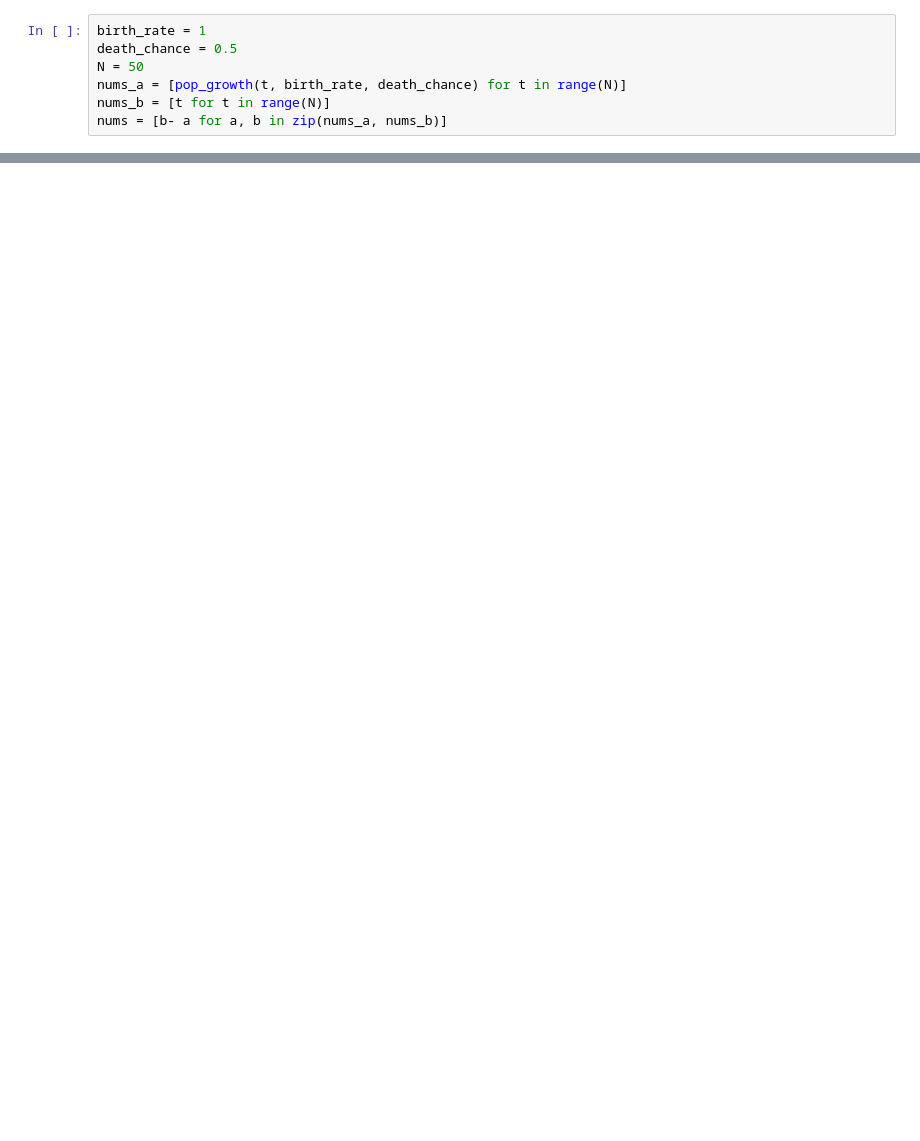
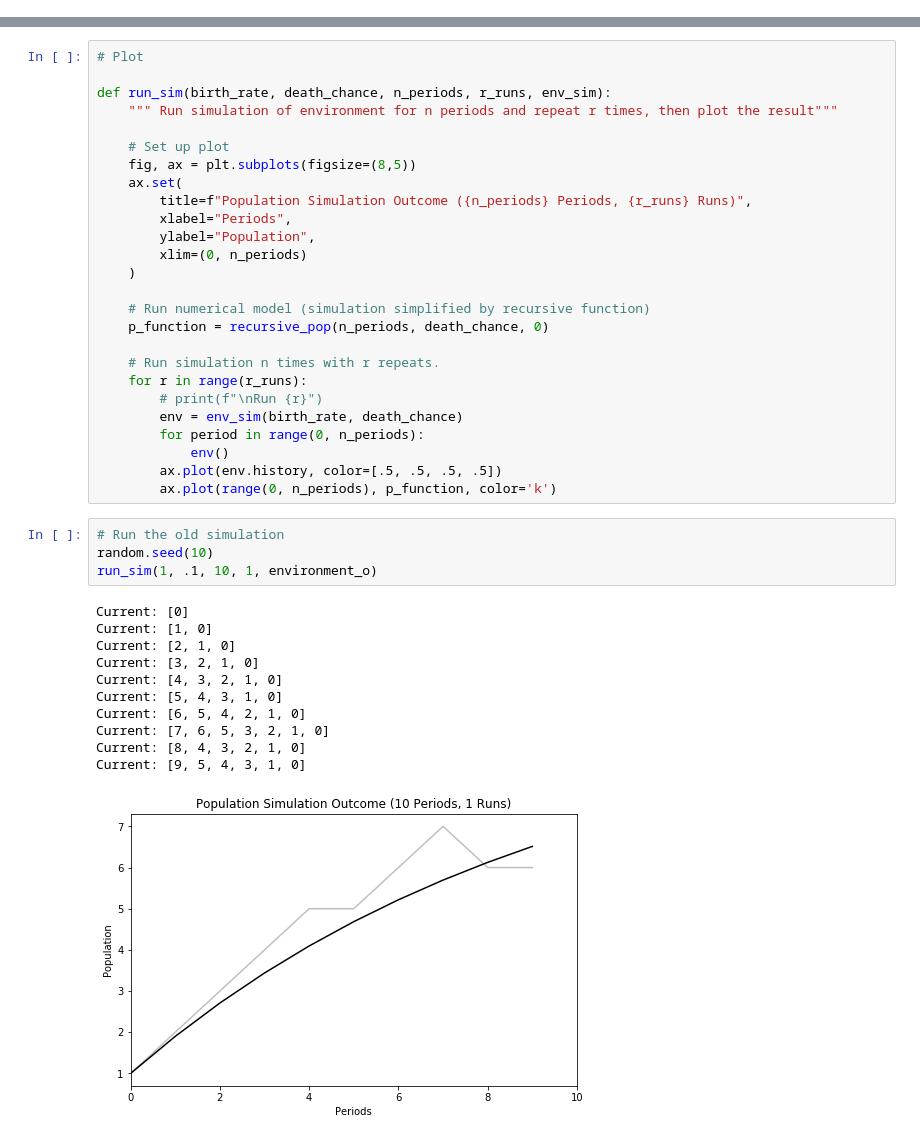
Before and after one commit to hansintheair/SimulatePopulation, a Jupyter notebook: Test.ipynb, the cells around one changed output, grey strips where cells are left out. Drawn from its saved outputs; the diff is of its cells as text; blank space fills up the shorter version.

```diff
--- a/Test.ipynb
+++ b/Test.ipynb
@@ -12,7 +11,0 @@ def pop_growth(t, birth_rate, death_chance):
-# %%
-birth_rate = 1
-death_chance = 0.5
-N = 50
-nums_a = [pop_growth(t, birth_rate, death_chance) for t in range(N)]
-nums_b = [t for t in range(N)]
-nums = [b- a for a, b in zip(nums_a, nums_b)]
@@ -33,0 +86,42 @@ ax.plot(nums_b)
+# %%
+# Plot
+
+def run_sim(birth_rate, death_chance, n_periods, r_runs, env_sim):
+    """ Run simulation of environment for n periods and repeat r times, then plot the result"""
+
+    # Set up plot
+    fig, ax = plt.subplots(figsize=(8,5))
+    ax.set(
+        title=f"Population Simulation Outcome ({n_periods} Periods, {r_runs} Runs)",
+        xlabel="Periods",
+        ylabel="Population",
+        xlim=(0, n_periods)
+    )
+
+    # Run numerical model (simulation simplified by recursive function)
+    p_function = recursive_pop(n_periods, death_chance, 0)
+
+    # Run simulation n times with r repeats.
+    for r in range(r_runs):
+        # print(f"\nRun {r}")
+        env = env_sim(birth_rate, death_chance)
+        for period in range(0, n_periods):
+            env()
+        ax.plot(env.history, color=[.5, .5, .5, .5])
+        ax.plot(range(0, n_periods), p_function, color='k')
+# %%
+# Run the old simulation
+random.seed(10)
+run_sim(1, .1, 10, 1, environment_o)
+# %% [output]
+Current: [0]
+Current: [1, 0]
+Current: [2, 1, 0]
+Current: [3, 2, 1, 0]
+Current: [4, 3, 2, 1, 0]
+Current: [5, 4, 3, 1, 0]
+Current: [6, 5, 4, 2, 1, 0]
+Current: [7, 6, 5, 3, 2, 1, 0]
+Current: [8, 4, 3, 2, 1, 0]
+Current: [9, 5, 4, 3, 1, 0]
+[figure, added]
```
Also changed, not shown: parts of 7 cells of this notebook, 3 other files.
